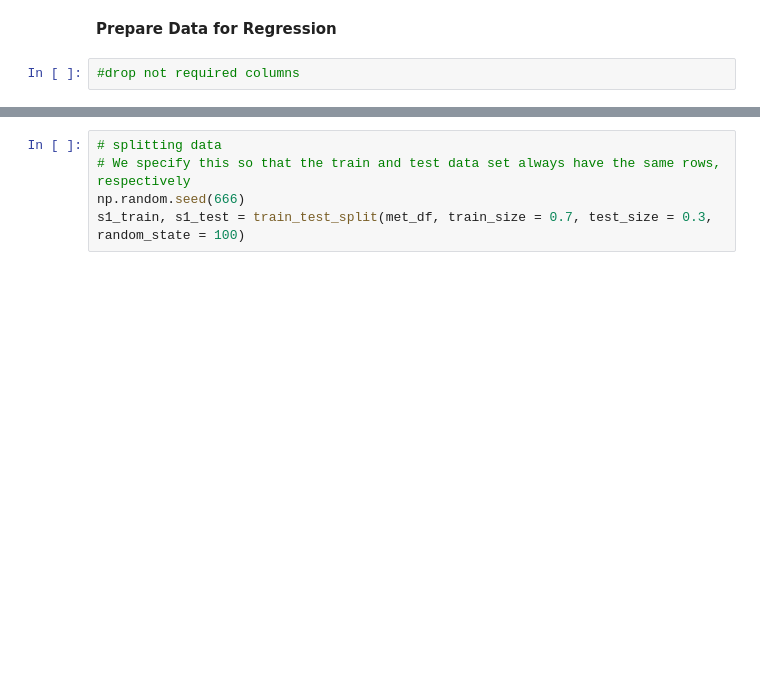
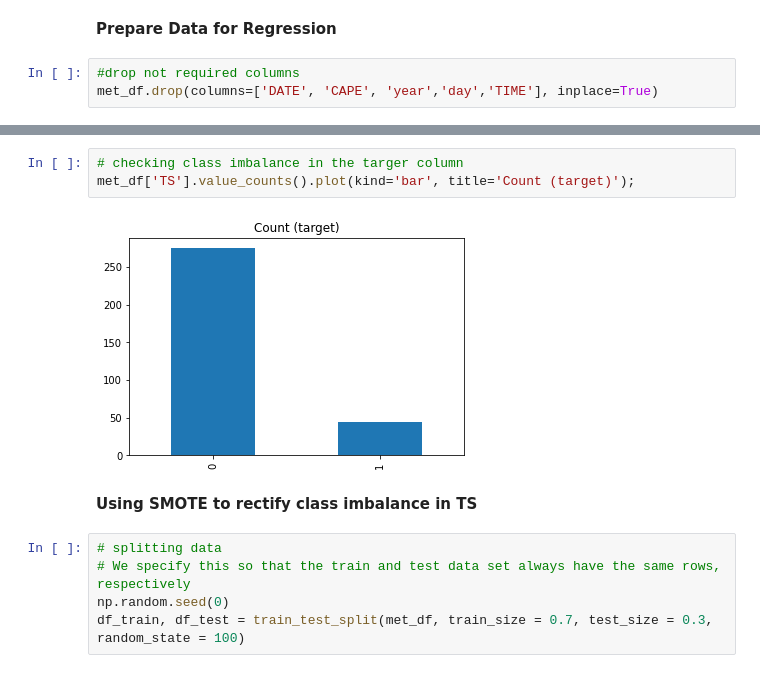
Before and after one commit to ishankarve/meta_analysis, a Jupyter notebook: met_forecast.ipynb, the cells around one changed output, grey strips where cells are left out. Cells and saved outputs as stored; diff of their text form; blank space fills up the shorter version.

```diff
--- a/met_forecast.ipynb
+++ b/met_forecast.ipynb
@@ -236,3 +277,4 @@ plt.show()
 **Prepare Data for Regression**
 # %%
 #drop not required columns
+met_df.drop(columns=['DATE', 'CAPE', 'year','day','TIME'], inplace=True)
@@ -239,5 +288,12 @@ plt.show()
+# %%
+# checking class imbalance in the targer column
+met_df['TS'].value_counts().plot(kind='bar', title='Count (target)');
+# %% [output]
+[figure, added]
+# %% [markdown]
+**Using SMOTE to rectify class imbalance in TS**
 # %%
 # splitting data
 # We specify this so that the train and test data set always have the same rows, respectively
-np.random.seed(666)
-s1_train, s1_test = train_test_split(met_df, train_size = 0.7, test_size = 0.3, random_state = 100)
+np.random.seed(0)
+df_train, df_test = train_test_split(met_df, train_size = 0.7, test_size = 0.3, random_state = 100)
```
Also changed, not shown: parts of 14 cells of this notebook.
